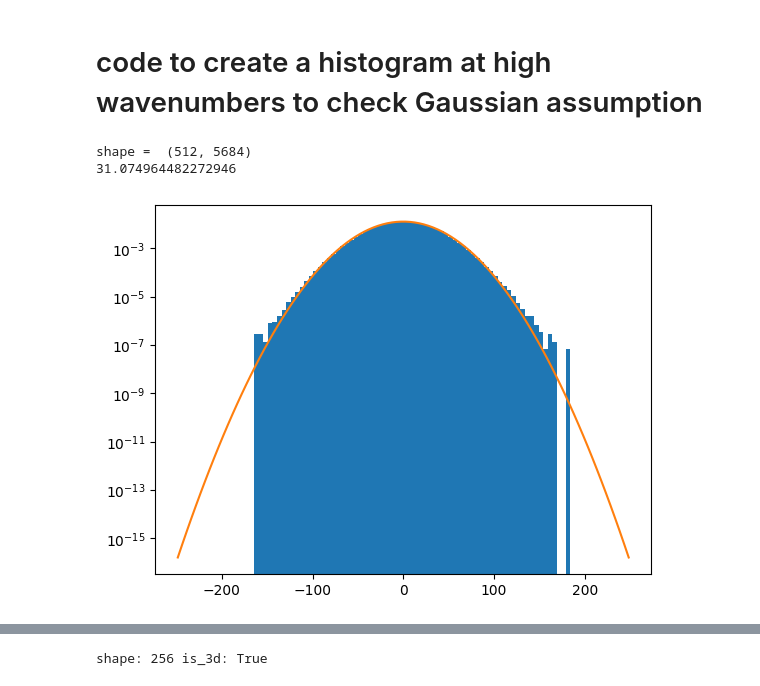
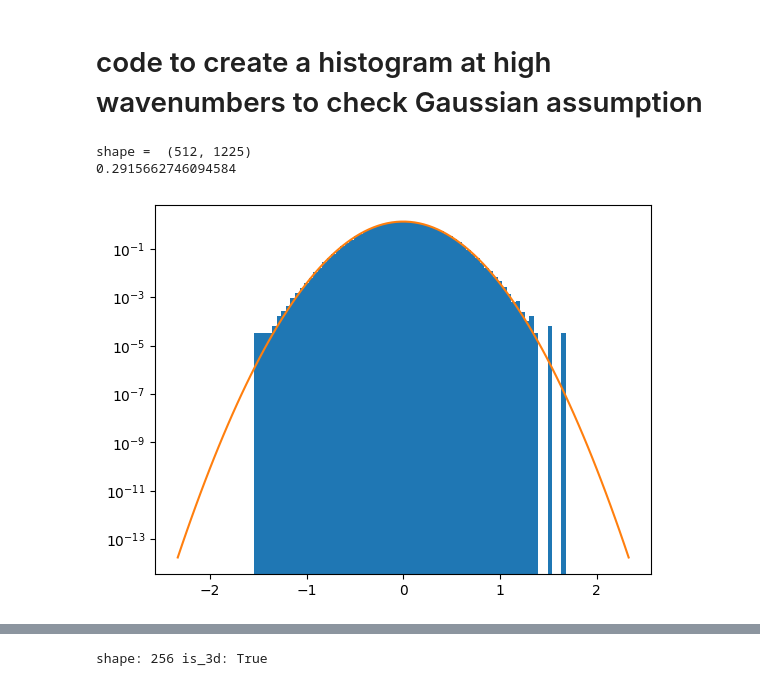
Before and after one commit to astromcquinn/cosmological_compression, a Jupyter notebook: manual_compression.ipynb, the cells around one changed output, grey strips where cells are left out. Drawn from its saved outputs; the diff is of its cells as text; code cells hidden in the pictures.

```diff
--- a/manual_compression.ipynb
+++ b/manual_compression.ipynb
@@ -709,8 +697,8 @@ import matplotlib.pyplot as plt
 from scipy.stats import norm
 
 # Assuming fftimages, kx, ky, kmin, kmax, and n are defined
-kmin = 80
-kmax = 100
+kmin = 700  #(just selected to be near max for this simulation)
+kmax = 800
 
 # Calculate the radial wavenumber for each entry in fftimages
 kx, ky = np.meshgrid(np.fft.rfftfreq(sub_image_size), np.fft.fftfreq(sub_image_size))
@@ -724,33 +712,33 @@ mask = (k >= kmin) & (k < kmax)
 # Select the first n images
 fftimages_n = [fftimages[i][mask].real for i in range(num_images_use)]
 
 print("shape = ", np.shape(fftimages_n))
 
 # Flatten the images
 #fftimages_n_flat = fftimages_n.flatten()
 
 
 
 # Apply the mask to the flattened images
 fftimages_flatten = np.array(fftimages_n).flatten()
 
 sigma = np.std(fftimages_flatten)
 print(sigma)
 
 # Plot the histogram
 plt.hist(fftimages_flatten, bins=100, range=[-8*sigma, 8*sigma], density=True)
 
 
 x = np.linspace(-8*sigma, 8*sigma, 100)
 
 # Generate the y values for the Gaussian
 y = norm.pdf(x, 0, sigma)
 # Plot the Gaussian
 plt.plot(x, y, label='Gaussian')
 plt.yscale('log')
 
 plt.show()
 # %% [output]
-shape =  (512, 5684)
-31.074964482272946
+shape =  (512, 1225)
+0.2915662746094584
-[figure, old version]
+[figure, new version]
```
Also changed, not shown: parts of 39 cells of this notebook.
